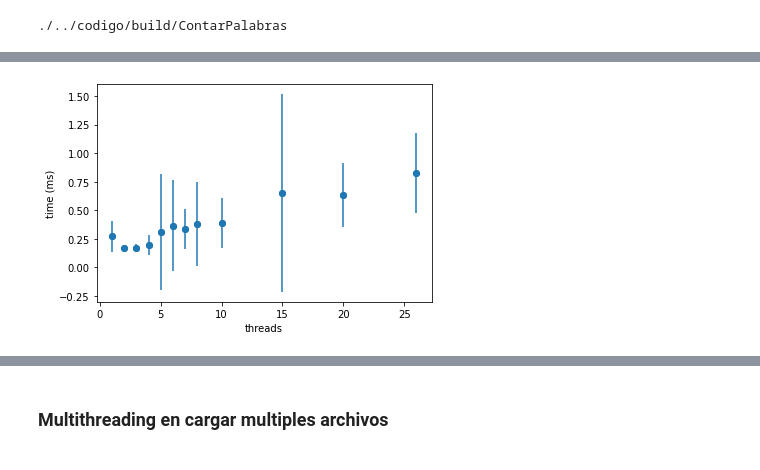
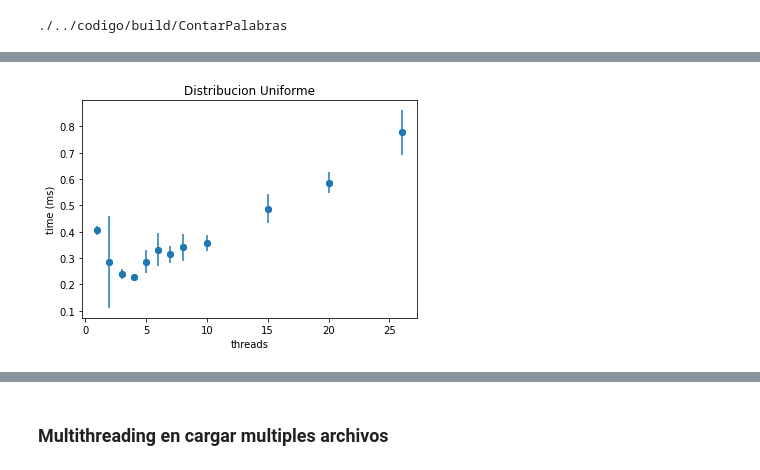
Before and after one commit to lulabiglieri/TP-SO, a Jupyter notebook: Exp/experimentos.ipynb, the cells around one changed output, grey strips where cells are left out. Cells and saved outputs as stored; diff of their text form; code cells hidden in the pictures.

```diff
--- a/Exp/experimentos.ipynb
+++ b/Exp/experimentos.ipynb
@@ -87,14 +78,13 @@ print(result)
-# %%
-resultMaxParalelo = result
-resultMaxParalelo = resultMaxParalelo.loc[resultMaxParalelo['algorithm'] == 'maximoParalelo']
-time = resultMaxParalelo['time']['mean'].values.tolist()
-std = resultMaxParalelo['time']['std'].values.tolist()
-cantThreads = resultMaxParalelo['cantThreads'].values.tolist()
-
-plt.scatter(cantThreads, time)
-plt.errorbar(cantThreads,time, yerr = std, fmt="o")
-plt.xlabel('threads')
-plt.ylabel('time (ms)')
-plt.show()
-# %% [output]
-[figure, removed]
+# %%
+dfUniforme = correrExp('./data/uniformeRandomized.txt','./results/uniformeRandomized.csv')
+timeUni, stdUni, cantThreadsUni = parseData(dfUniforme, 'maximoParalelo')
+
+# grafico
+plt.scatter(cantThreadsUni, timeUni)
+plt.errorbar(cantThreadsUni,timeUni, yerr = stdUni, fmt="o")
+plt.xlabel('threads')
+plt.ylabel('time (ms)')
+plt.title('Distribucion Uniforme')
+plt.show()
+# %% [output]
+[figure, added]
```
Also changed, not shown: parts of 18 cells of this notebook, 13 other files.
